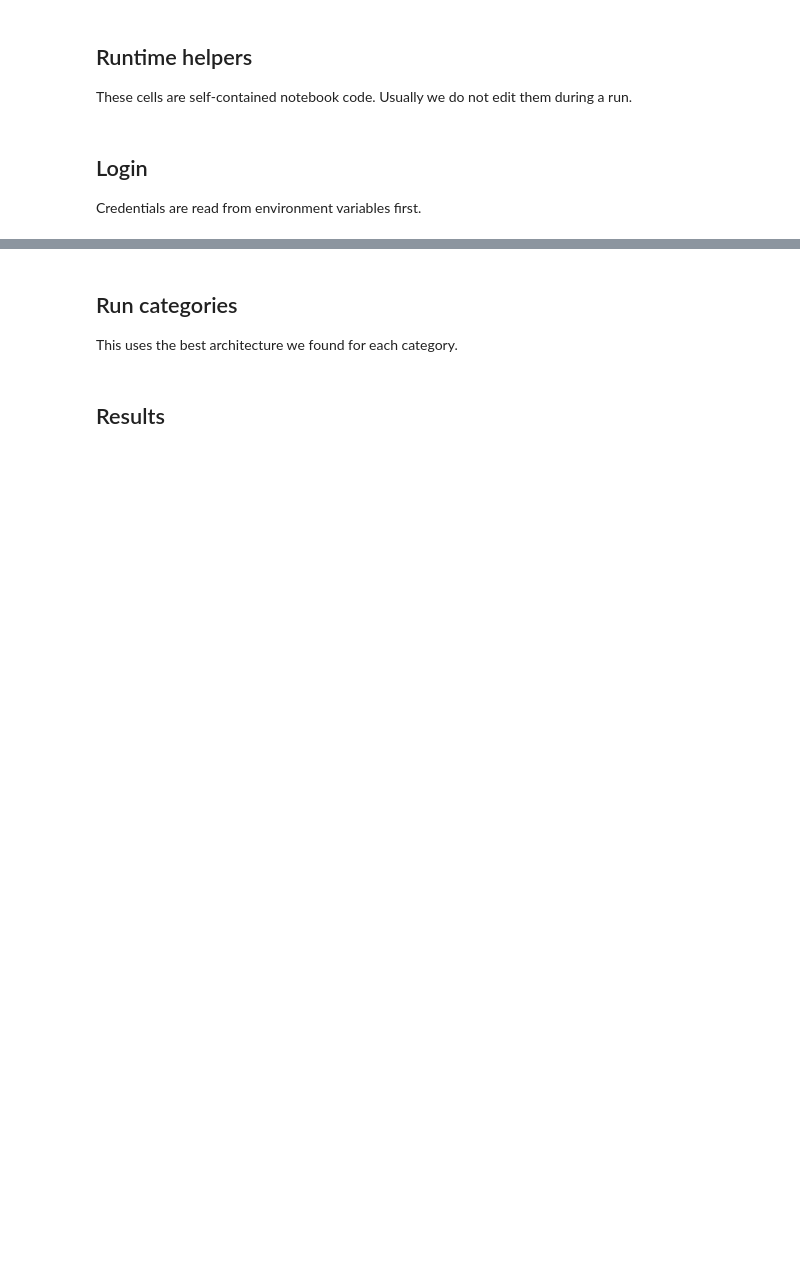
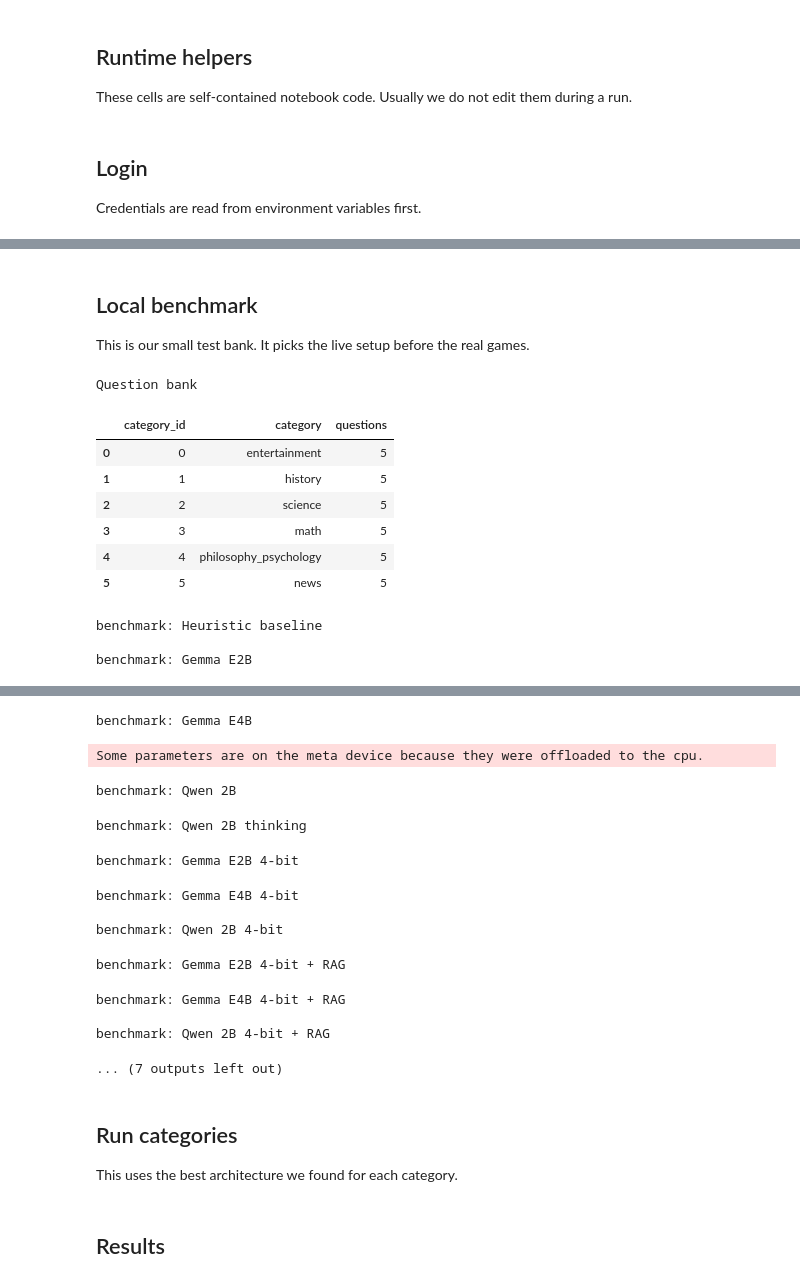
Before and after one commit to jmsb505/nlp-polimillionaire, a Jupyter notebook: notebooks/submission_notebook_minimal.ipynb, the cells around one changed output, grey strips where cells are left out. Cells and saved outputs as stored; diff of their text form; code cells hidden in the pictures; blank space fills up the shorter version.

```diff
--- a/notebooks/submission_notebook_minimal.ipynb
+++ b/notebooks/submission_notebook_minimal.ipynb
@@ -1160,0 +1360,42 @@ if RUN_API_CHECK:
+# %% [markdown]
+## Local benchmark
+This is our small test bank. It picks the live setup before the real games.
+# %%
+
+question_bank = load_question_bank()
+display(local_benchmark_overview(question_bank).style.set_caption("Question bank"))
+
+benchmark_results = run_local_benchmark()
+test_leaderboard, category_leaderboard = summarize_local_benchmark(benchmark_results)
+best_category_setups = best_by_category_table(category_leaderboard)
+selected_by_category, selected_overall = select_benchmark_setups(benchmark_results)
+
+if test_leaderboard.empty:
+    display(pd.DataFrame([{"status": "No benchmark was run."}]).style.set_caption("Local benchmark"))
+else:
+    test_leaderboard_table = test_leaderboard[["setup", "accuracy", "questions", "avg_seconds", "max_seconds", "fallbacks"]]
+    best_category_table = best_category_setups[["category_id", "category", "setup", "accuracy", "avg_seconds", "fallbacks"]]
+    selection_table = pd.DataFrame(
+        [{"selection": "best overall", "category": "all", "setup": ARCHITECTURES[selected_overall]["label"]}]
+        + [
+            {"selection": "best by category", "category": CATEGORY_NAMES[cid], "setup": ARCHITECTURES[key]["label"]}
+            for cid, key in sorted(selected_by_category.items())
+        ]
+    )
+    planned_live_table = pd.DataFrame(make_plans())[["competition_id", "category", "label"]].rename(columns={"label": "setup"})
+    display(test_leaderboard_table.style.set_caption("Test leaderboard"))
+    display(best_category_table.style.set_caption("Best setup by category"))
+    display(selection_table.style.set_caption("Benchmark selection"))
+    display(planned_live_table.style.set_caption("Live setups selected from benchmark"))
+# %% [output]
+Question bank
+|  | category_id | category | questions |
+| 0 | 0 | entertainment | 5 |
+| 1 | 1 | history | 5 |
+| 2 | 2 | science | 5 |
+| 3 | 3 | math | 5 |
+| 4 | 4 | philosophy_psychology | 5 |
+| 5 | 5 | news | 5 |
+benchmark: Heuristic baseline
+
+benchmark: Gemma E2B
@@ -1161,3 +1403,16 @@ if RUN_API_CHECK:
+benchmark: Gemma E4B
+Some parameters are on the meta device because they were offloaded to the cpu.
+benchmark: Qwen 2B
+benchmark: Qwen 2B thinking
+benchmark: Gemma E2B 4-bit
+benchmark: Gemma E4B 4-bit
+
+benchmark: Qwen 2B 4-bit
+benchmark: Gemma E2B 4-bit + RAG
+benchmark: Gemma E4B 4-bit + RAG
+
+benchmark: Qwen 2B 4-bit + RAG
+... (7 outputs left out)
 # %% [markdown]
 ## Run categories
 
```
Also changed, not shown: parts of 10 cells of this notebook, 2 other files.
